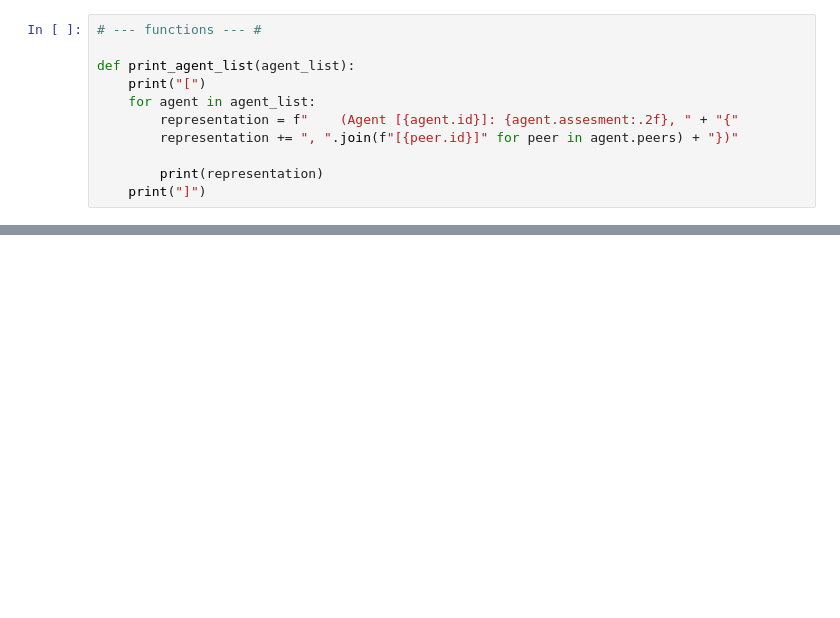
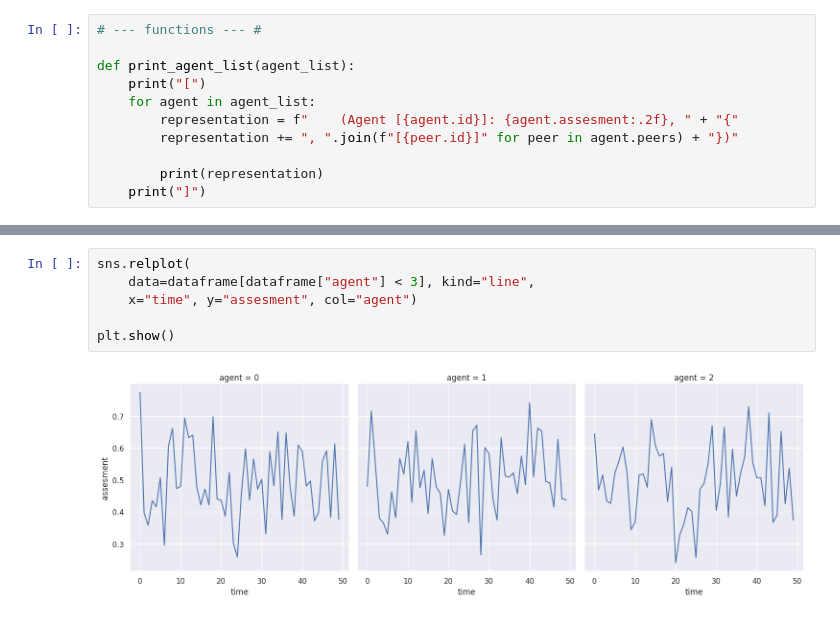
Before and after one commit to FrtZgwL/FreeSpeechABM, a Jupyter notebook: abm/model.ipynb, the cells around one changed output, grey strips where cells are left out. Drawn from its saved outputs; the diff is of its cells as text; blank space fills up the shorter version.

```diff
--- a/abm/model.ipynb
+++ b/abm/model.ipynb
@@ -188,0 +123,8 @@ sns.relplot(
+# %%
+sns.relplot(
+    data=dataframe[dataframe["agent"] < 3], kind="line",
+    x="time", y="assesment", col="agent")
+
+plt.show()
+# %% [output]
+[figure, added]
```
Also changed, not shown: parts of 11 cells of this notebook, 1 other file.
